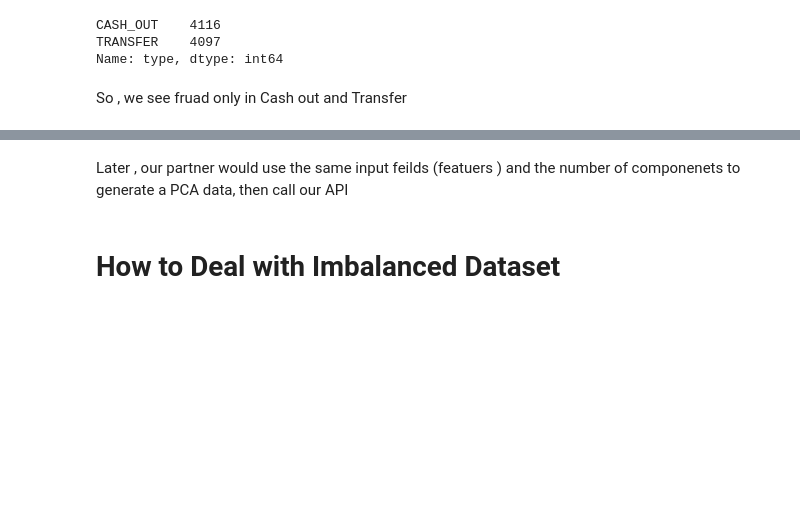
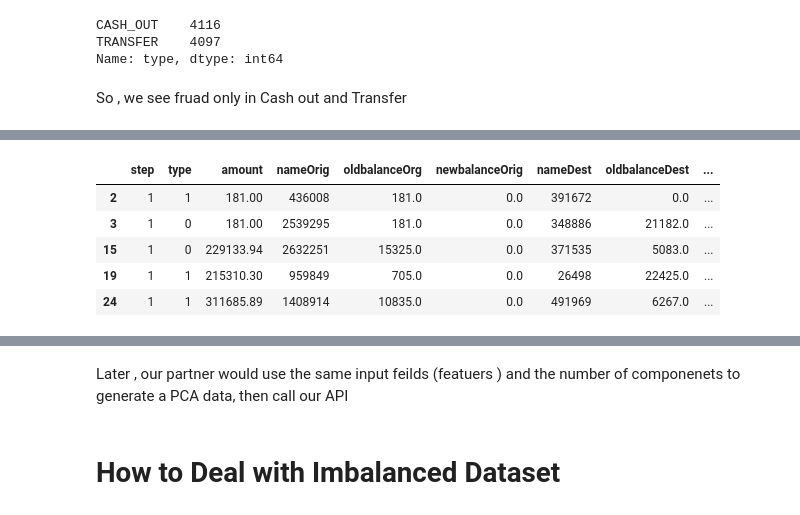
Before and after one commit to mohammad0alfares/Credit-Card-Fraud-Detection, a Jupyter notebook: CreditCardFraudDetection_DT.ipynb, the cells around one changed output, grey strips where cells are left out. Cells and saved outputs as stored; diff of their text form; code cells hidden in the pictures; blank space fills up the shorter version.

```diff
--- a/CreditCardFraudDetection_DT.ipynb
+++ b/CreditCardFraudDetection_DT.ipynb
@@ -130,0 +162,15 @@ syn_df= syn_payments.loc[(syn_payments.type == 'TRANSFER') | (syn_payments.type
+# %%
+from sklearn.preprocessing import LabelEncoder
+le_mod = LabelEncoder()
+syn_df_le = pd.DataFrame.copy(syn_df)
+syn_df_le['type'] = le_mod.fit_transform(syn_df_le['type'])
+syn_df_le['nameOrig'] = le_mod.fit_transform(syn_df_le['nameOrig'])
+syn_df_le['nameDest'] = le_mod.fit_transform(syn_df_le['nameDest'])
+syn_df_le.head()
+# %% [output]
+|  | step | type | amount | nameOrig | oldbalanceOrg | newbalanceOrig | nameDest | oldbalanceDest | ... |
+| 2 | 1 | 1 | 181.00 | 436008 | 181.0 | 0.0 | 391672 | 0.0 | ... |
+| 3 | 1 | 0 | 181.00 | 2539295 | 181.0 | 0.0 | 348886 | 21182.0 | ... |
+| 15 | 1 | 0 | 229133.94 | 2632251 | 15325.0 | 0.0 | 371535 | 5083.0 | ... |
+| 19 | 1 | 1 | 215310.30 | 959849 | 705.0 | 0.0 | 26498 | 22425.0 | ... |
+| 24 | 1 | 1 | 311685.89 | 1408914 | 10835.0 | 0.0 | 491969 | 6267.0 | ... |
```
Also changed, not shown: parts of 10 cells of this notebook.
